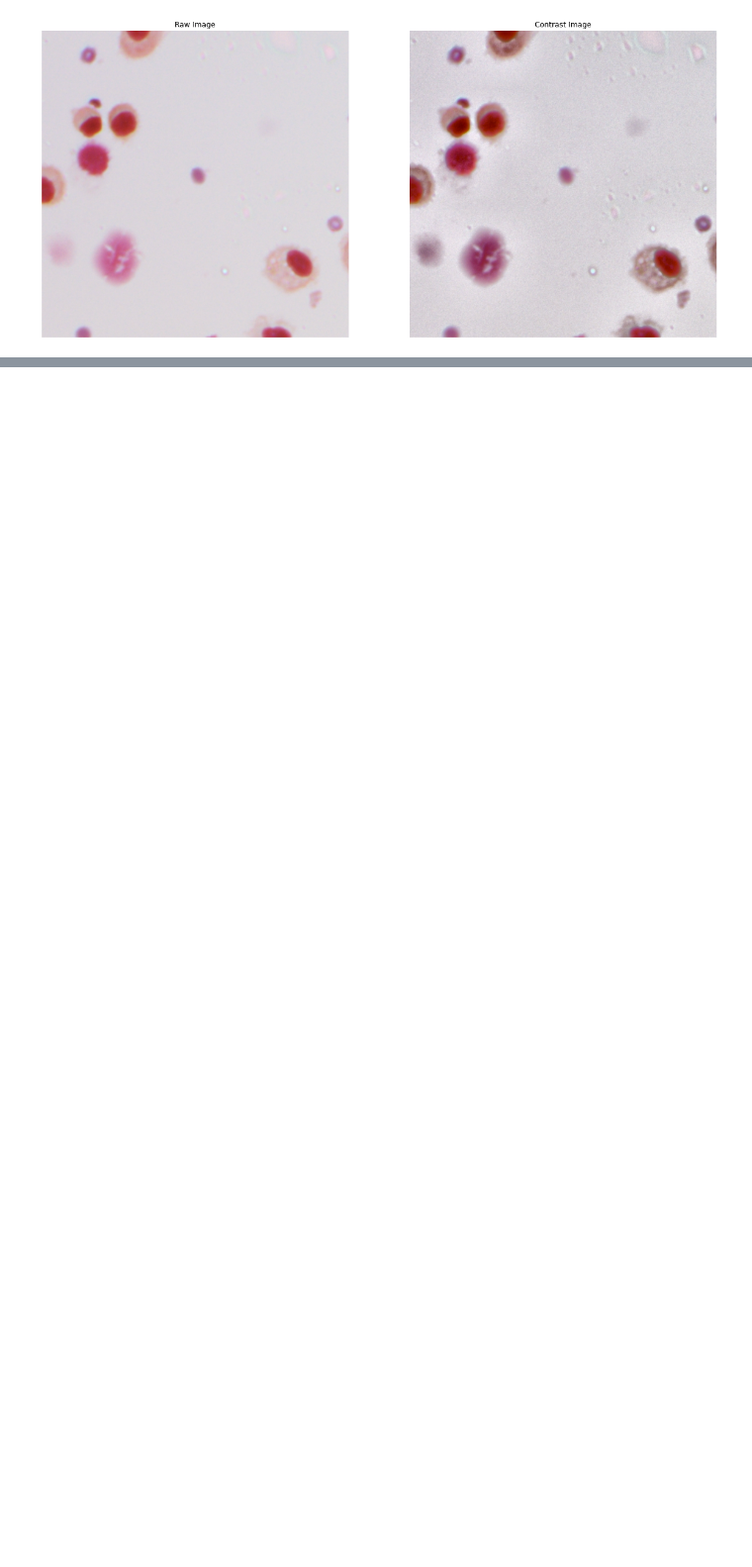
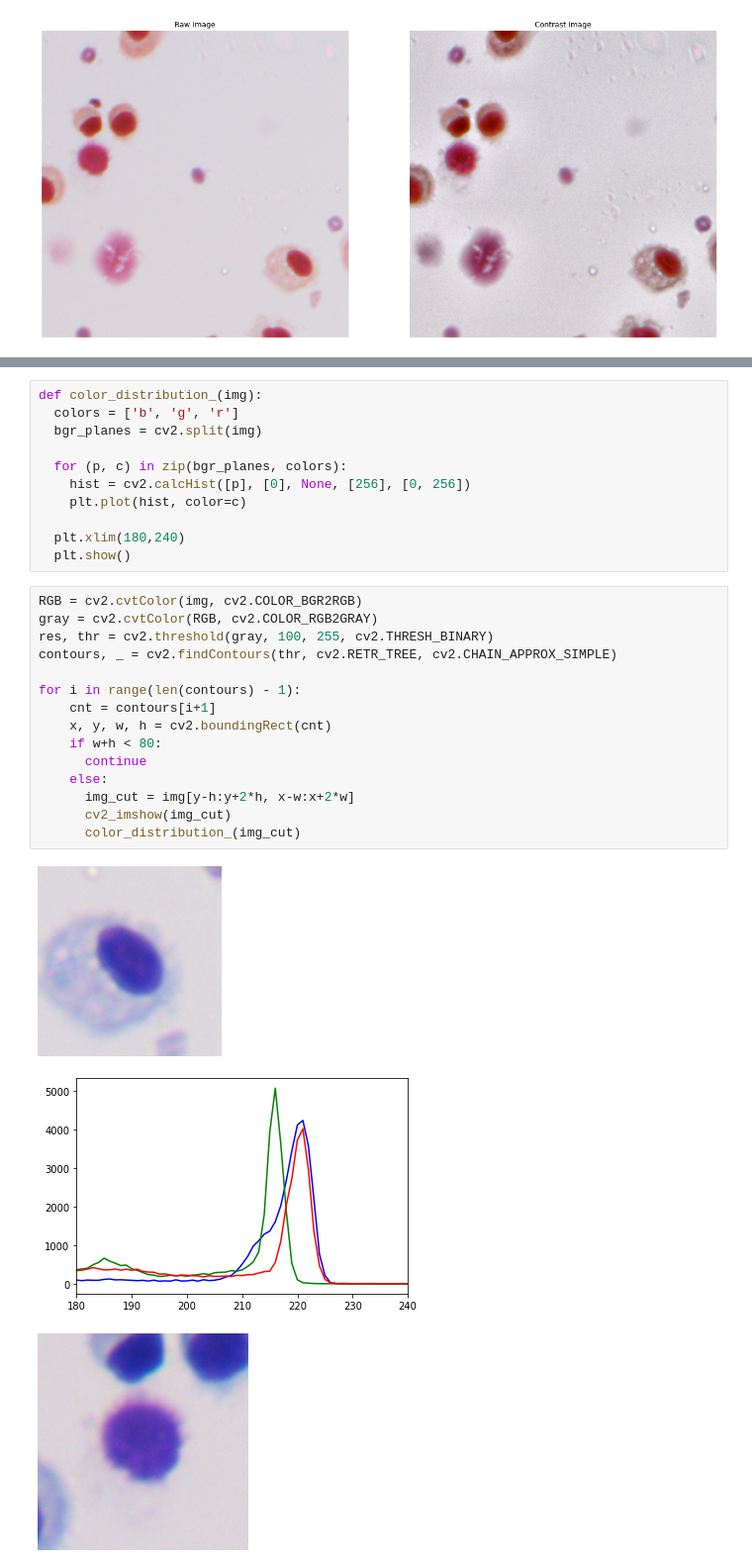
Before and after one commit to hyetae/2023-graduate, a Jupyter notebook: Color.ipynb, the cells around one changed output, grey strips where cells are left out. Shown at 99% size. Drawn from its saved outputs; the diff is of its cells as text; blank space fills up the shorter version.

```diff
--- a/Color.ipynb
+++ b/Color.ipynb
@@ -184,0 +187,30 @@ plt.show()
+# %%
+def color_distribution_(img):
+  colors = ['b', 'g', 'r']
+  bgr_planes = cv2.split(img)
+
+  for (p, c) in zip(bgr_planes, colors):
+    hist = cv2.calcHist([p], [0], None, [256], [0, 256])
+    plt.plot(hist, color=c)
+
+  plt.xlim(180,240)
+  plt.show()
+# %%
+RGB = cv2.cvtColor(img, cv2.COLOR_BGR2RGB)
+gray = cv2.cvtColor(RGB, cv2.COLOR_RGB2GRAY)
+res, thr = cv2.threshold(gray, 100, 255, cv2.THRESH_BINARY)
+contours, _ = cv2.findContours(thr, cv2.RETR_TREE, cv2.CHAIN_APPROX_SIMPLE)
+
+for i in range(len(contours) - 1):
+    cnt = contours[i+1]
+    x, y, w, h = cv2.boundingRect(cnt)
+    if w+h < 80:
+      continue
+    else:
+      img_cut = img[y-h:y+2*h, x-w:x+2*w]
+      cv2_imshow(img_cut)
+      color_distribution_(img_cut)
+# %% [output]
+[figure, added]
+[figure, added]
+[figure, added]
```
Also changed, not shown: parts of 3 cells of this notebook.
